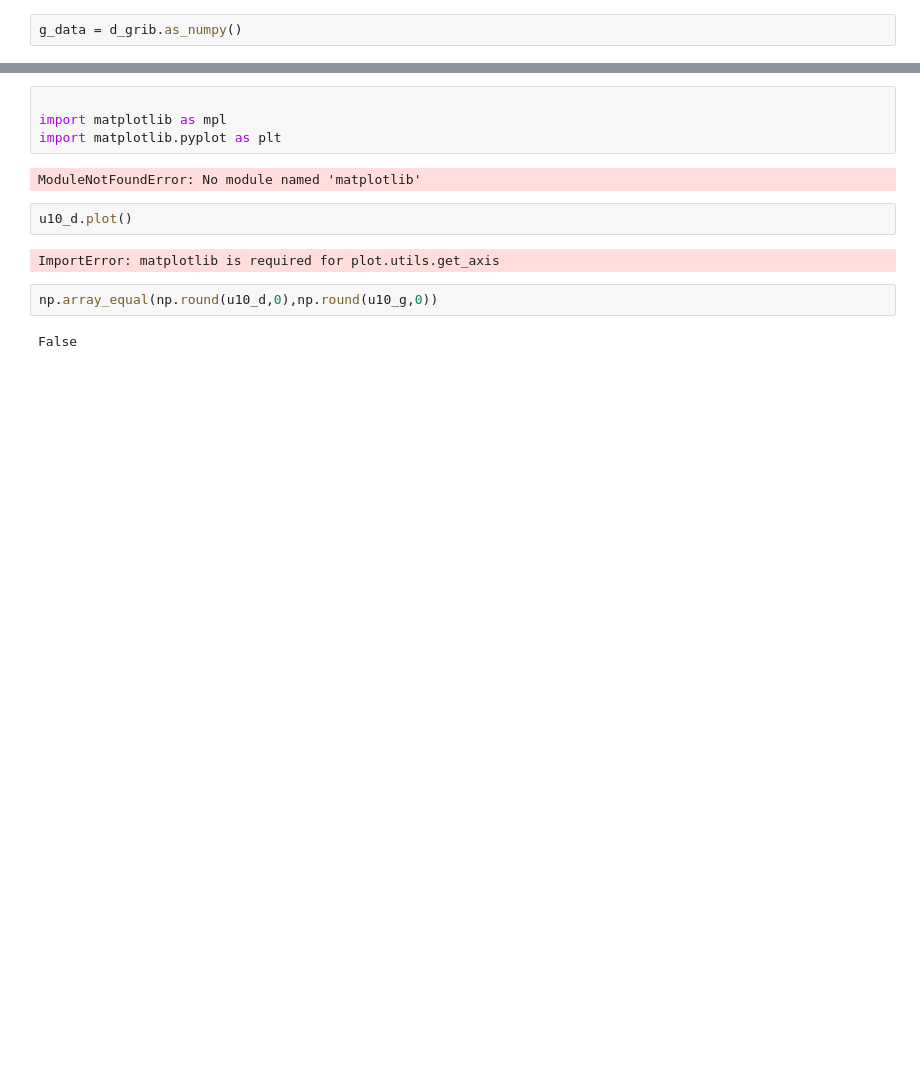
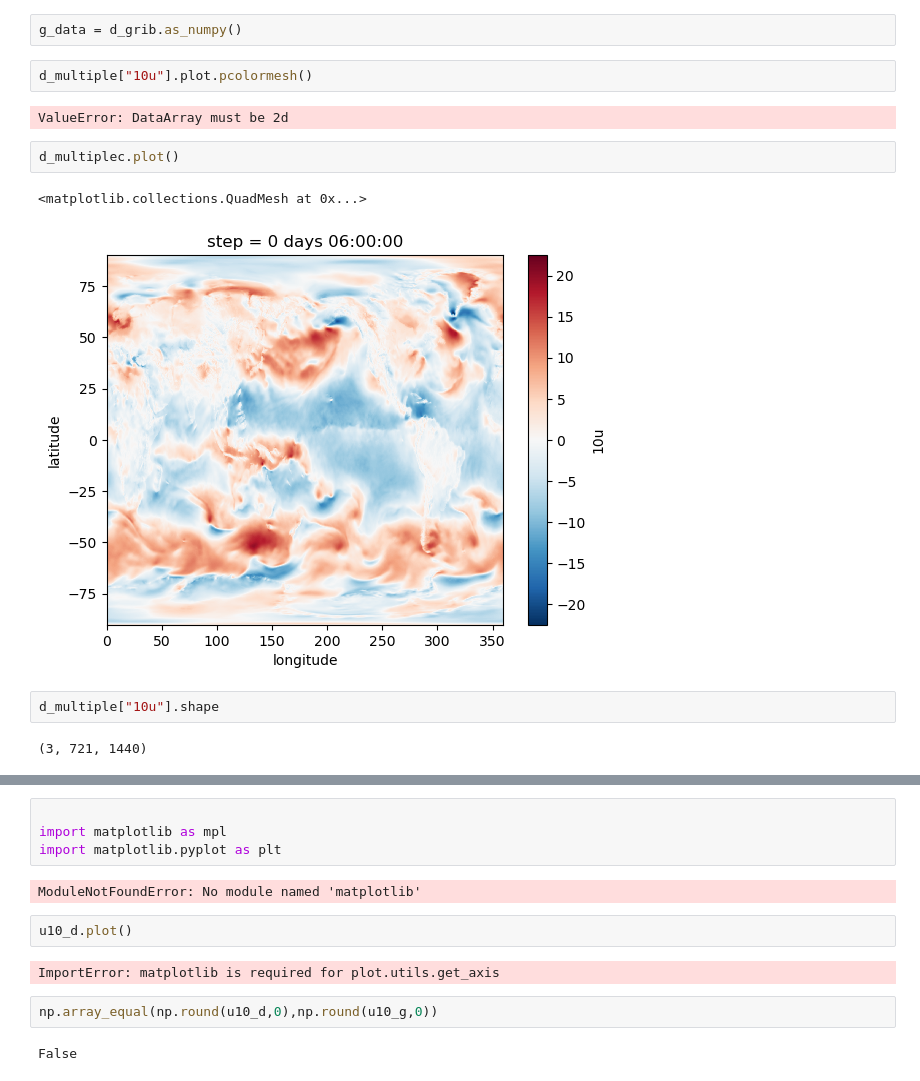
Before and after one commit to Slusny/Modulated-Spherical-Fourier-Neural-Operator, a Jupyter notebook: debug.ipynb, the cells around one changed output, grey strips where cells are left out. Saved outputs shown, nothing was run; the diff lists cells and outputs as text; blank space fills up the shorter version.

```diff
--- a/debug.ipynb
+++ b/debug.ipynb
@@ -126,3 +53,16 @@ Traceback (most recent call last):
 cfgrib.dataset.DatasetBuildError: key present and new value is different: key='heightAboveGround' value=Variable(dimensions=(), data=10.0) new_value=Variable(dimensions=(), data=2.0)
 # %%
 g_data = d_grib.as_numpy()
+# %%
+d_multiple["10u"].plot.pcolormesh()
+# %% [output]
+ValueError: DataArray must be 2d
+# %%
+d_multiplec.plot()
+# %% [output]
+<matplotlib.collections.QuadMesh at 0x...>
+[figure, added]
+# %%
+d_multiple["10u"].shape
+# %% [output]
+(3, 721, 1440)
```
Also changed, not shown: parts of 18 cells of this notebook, 2 other files.
